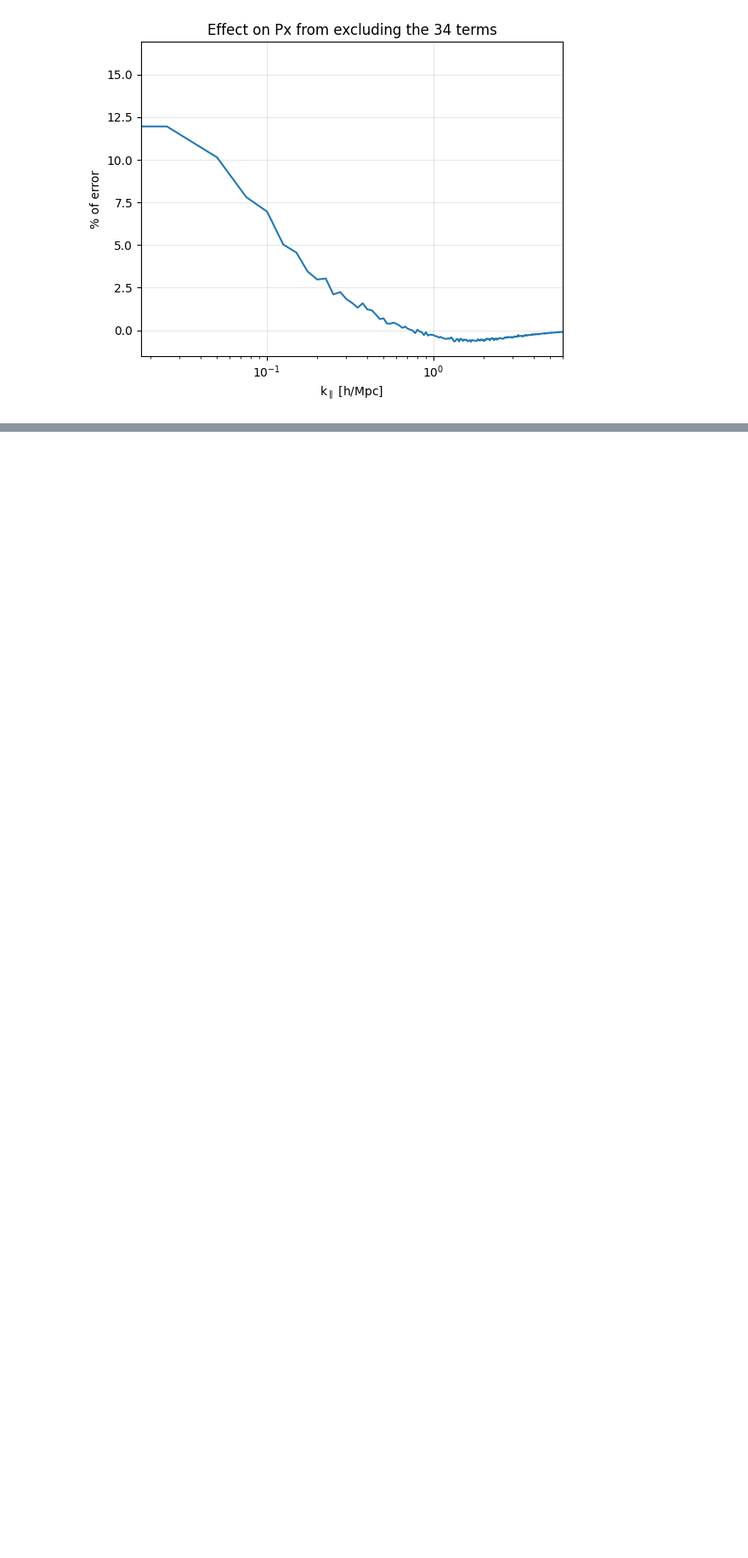
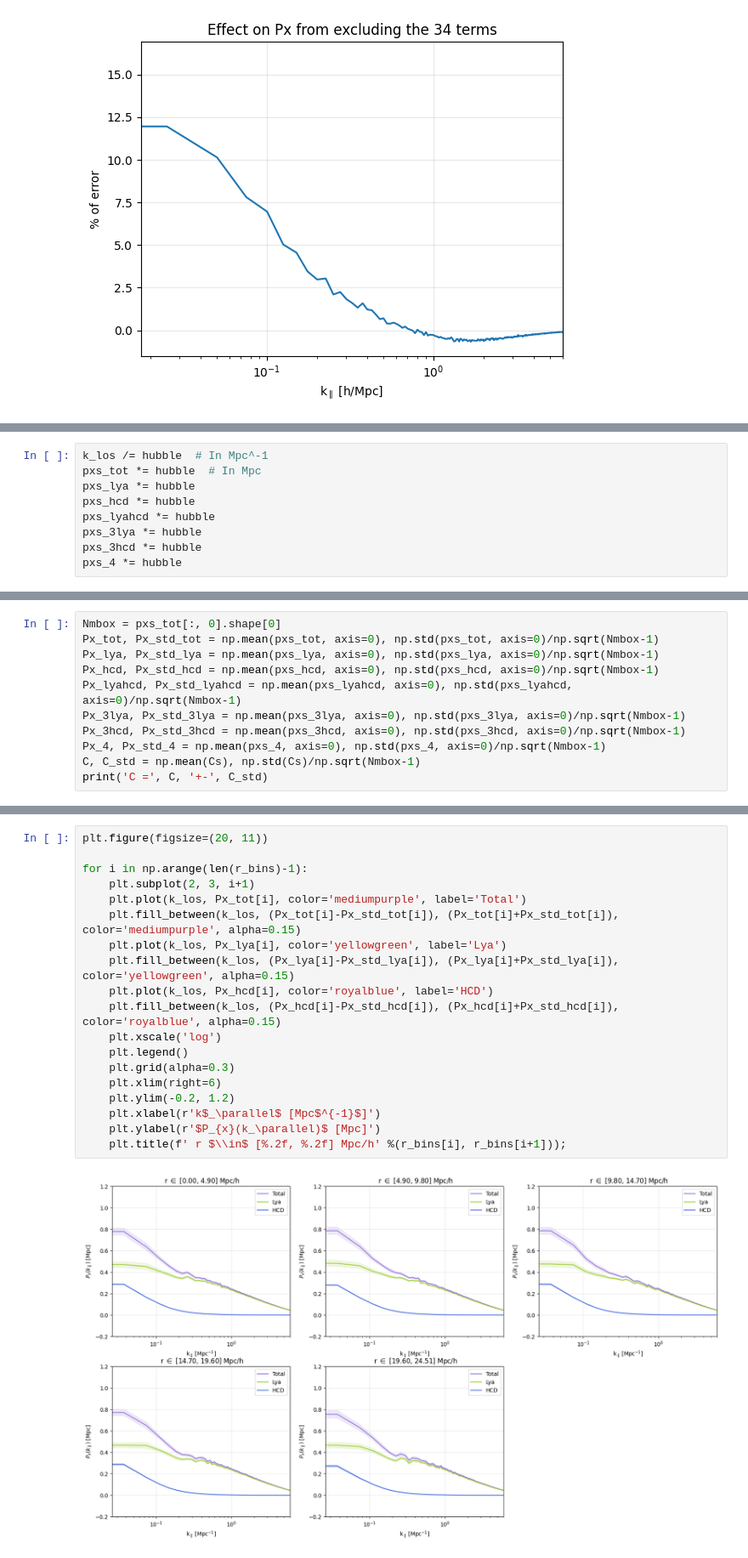
Before and after one commit to andreufont/astrid_hcd, a Jupyter notebook: SimulationFields/Px.ipynb, the cells around one changed output, grey strips where cells are left out. Shown at 85% size. Drawn from its saved outputs; the diff is of its cells as text; blank space fills up the shorter version.

```diff
--- a/SimulationFields/Px.ipynb
+++ b/SimulationFields/Px.ipynb
@@ -353,0 +404,9 @@ plt.title('Effect on Px from excluding the 34 terms');
+# %%
+k_los /= hubble  # In Mpc^-1
+pxs_tot *= hubble  # In Mpc
+pxs_lya *= hubble
+pxs_hcd *= hubble
+pxs_lyahcd *= hubble
+pxs_3lya *= hubble
+pxs_3hcd *= hubble
+pxs_4 *= hubble
@@ -353,0 +415,11 @@ plt.title('Effect on Px from excluding the 34 terms');
+# %%
+Nmbox = pxs_tot[:, 0].shape[0]
+Px_tot, Px_std_tot = np.mean(pxs_tot, axis=0), np.std(pxs_tot, axis=0)/np.sqrt(Nmbox-1)
+Px_lya, Px_std_lya = np.mean(pxs_lya, axis=0), np.std(pxs_lya, axis=0)/np.sqrt(Nmbox-1)
+Px_hcd, Px_std_hcd = np.mean(pxs_hcd, axis=0), np.std(pxs_hcd, axis=0)/np.sqrt(Nmbox-1)
+Px_lyahcd, Px_std_lyahcd = np.mean(pxs_lyahcd, axis=0), np.std(pxs_lyahcd, axis=0)/np.sqrt(Nmbox-1)
+Px_3lya, Px_std_3lya = np.mean(pxs_3lya, axis=0), np.std(pxs_3lya, axis=0)/np.sqrt(Nmbox-1)
+Px_3hcd, Px_std_3hcd = np.mean(pxs_3hcd, axis=0), np.std(pxs_3hcd, axis=0)/np.sqrt(Nmbox-1)
+Px_4, Px_std_4 = np.mean(pxs_4, axis=0), np.std(pxs_4, axis=0)/np.sqrt(Nmbox-1)
+C, C_std = np.mean(Cs), np.std(Cs)/np.sqrt(Nmbox-1)
+print('C =', C, '+-', C_std)
@@ -353,0 +428,21 @@ plt.title('Effect on Px from excluding the 34 terms');
+# %%
+plt.figure(figsize=(20, 11))
+
+for i in np.arange(len(r_bins)-1):
+    plt.subplot(2, 3, i+1)
+    plt.plot(k_los, Px_tot[i], color='mediumpurple', label='Total')
+    plt.fill_between(k_los, (Px_tot[i]-Px_std_tot[i]), (Px_tot[i]+Px_std_tot[i]), color='mediumpurple', alpha=0.15)
+    plt.plot(k_los, Px_lya[i], color='yellowgreen', label='Lya')
+    plt.fill_between(k_los, (Px_lya[i]-Px_std_lya[i]), (Px_lya[i]+Px_std_lya[i]), color='yellowgreen', alpha=0.15)
+    plt.plot(k_los, Px_hcd[i], color='royalblue', label='HCD')
+    plt.fill_between(k_los, (Px_hcd[i]-Px_std_hcd[i]), (Px_hcd[i]+Px_std_hcd[i]), color='royalblue', alpha=0.15)
+    plt.xscale('log')
+    plt.legend()
+    plt.grid(alpha=0.3)
+    plt.xlim(right=6)
+    plt.ylim(-0.2, 1.2)
+    plt.xlabel(r'k$_\parallel$ [Mpc$^{-1}$]')
+    plt.ylabel(r'$P_{x}(k_\parallel)$ [Mpc]')
+    plt.title(f' r $\\in$ [%.2f, %.2f] Mpc/h' %(r_bins[i], r_bins[i+1]));
+# %% [output]
+[figure, added]
```
Also changed, not shown: parts of 12 cells of this notebook, 1 other file.
